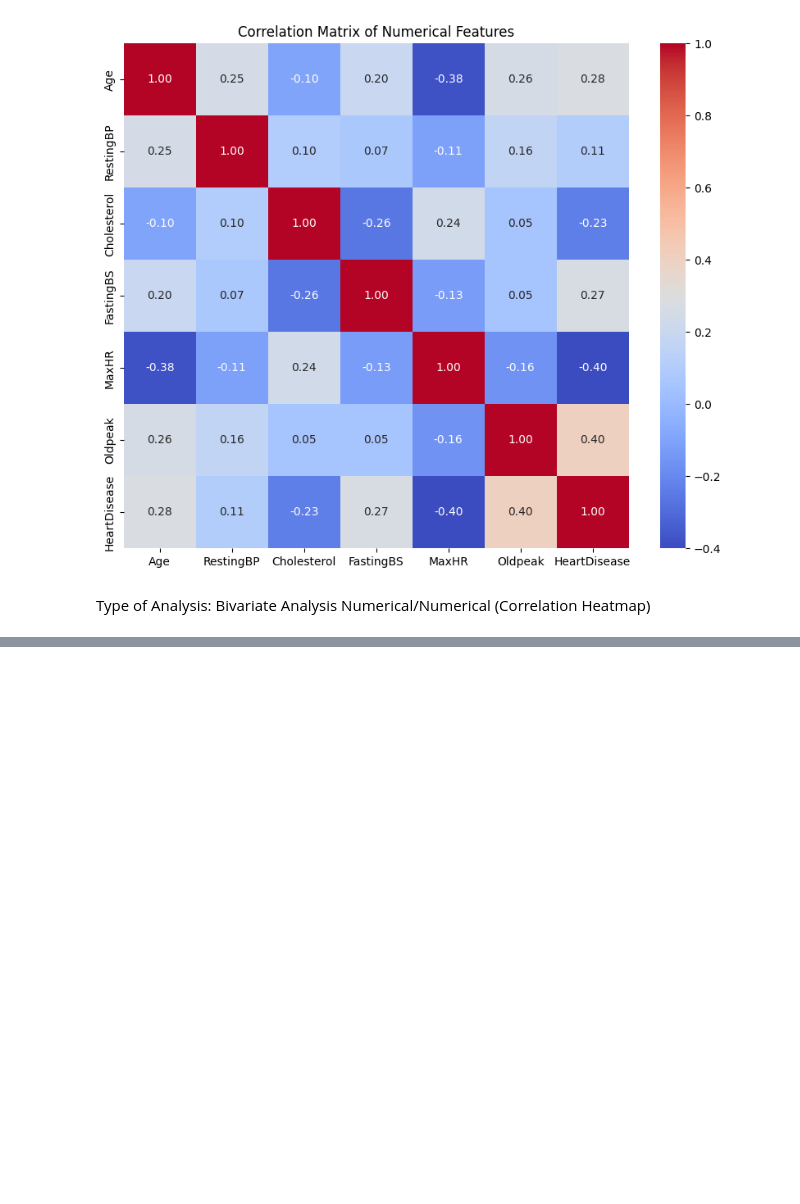
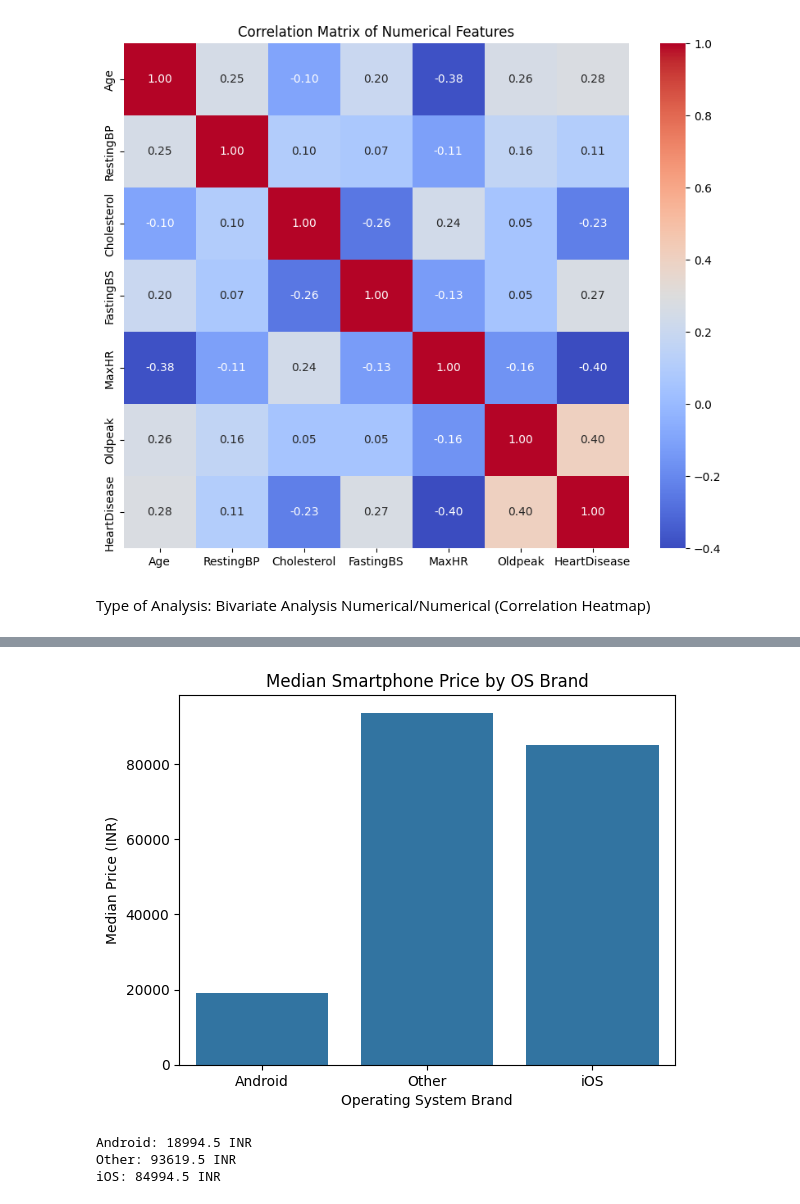
Before and after one commit to michaelmassaad02/CSI4142_Assignment1, a Jupyter notebook: CSI4142-Assignment1.ipynb, the cells around one changed output, grey strips where cells are left out. Drawn from its saved outputs; the diff is of its cells as text; code cells hidden in the pictures; blank space fills up the shorter version.

```diff
--- a/CSI4142-Assignment1.ipynb
+++ b/CSI4142-Assignment1.ipynb
@@ -382,0 +510,24 @@ Type of Analysis: Bivariate Analysis Numerical/Numerical (Correlation Heatmap)
+# %%
+# Compute median price per OS brand
+median_prices = smartphone_specifications.groupby("OS_Brand")["price"].median().reset_index()
+
+# Plot
+sns.barplot(data=median_prices, x="OS_Brand", y="price")
+
+plt.title("Median Smartphone Price by OS Brand")
+plt.xlabel("Operating System Brand")
+plt.ylabel("Median Price (INR)")
+plt.show()
+# %% [output]
+[figure, added]
+# %%
+#Extract medians
+median_prices = smartphone_specifications.groupby("OS_Brand")["price"].median()
+
+# Print medians
+for os, value in median_prices.items():
+    print(f"{os}: {float(round(value, 2))} INR")
+# %% [output]
+Android: 18994.5 INR
+Other: 93619.5 INR
+iOS: 84994.5 INR
```
Also changed, not shown: parts of 20 cells of this notebook.
